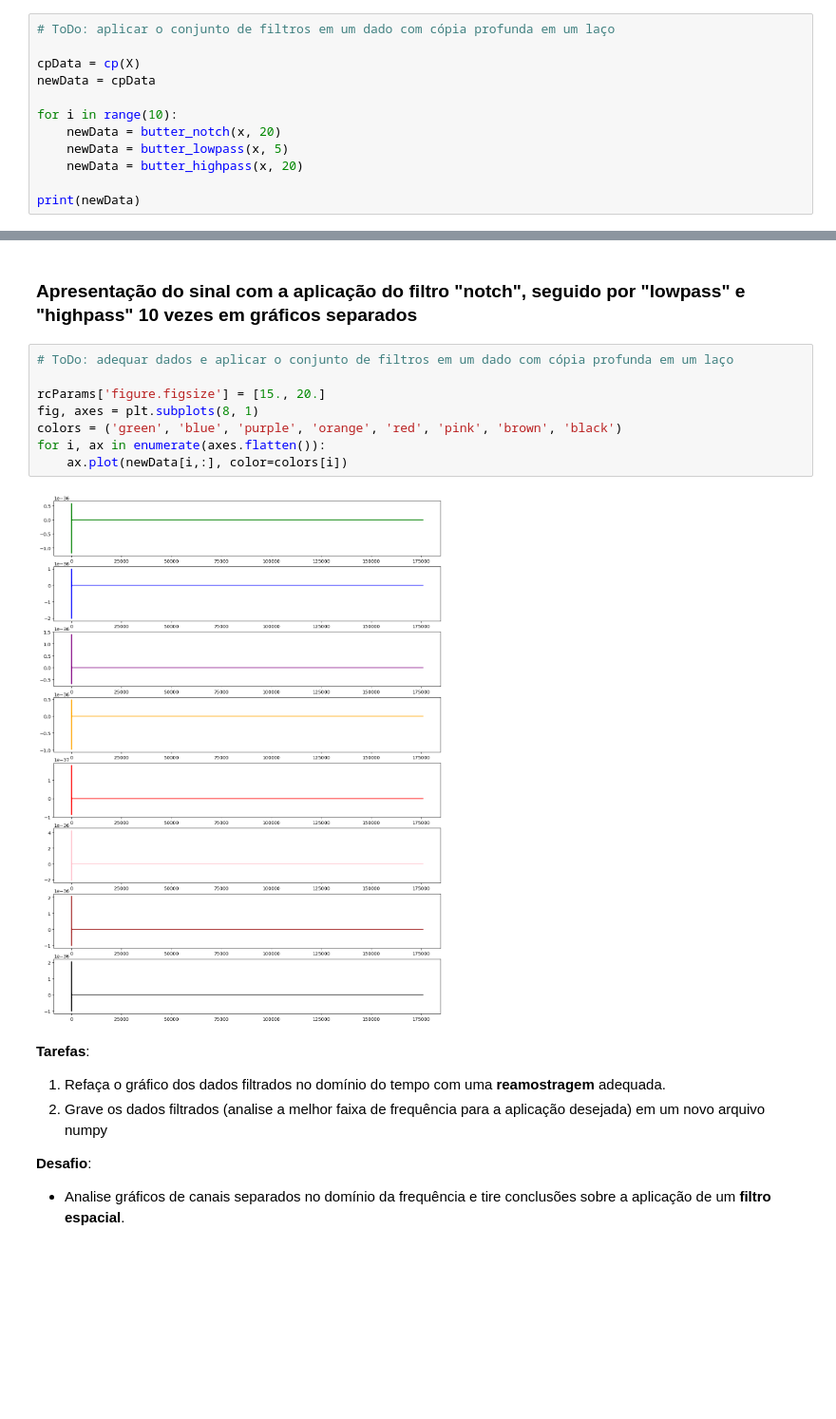
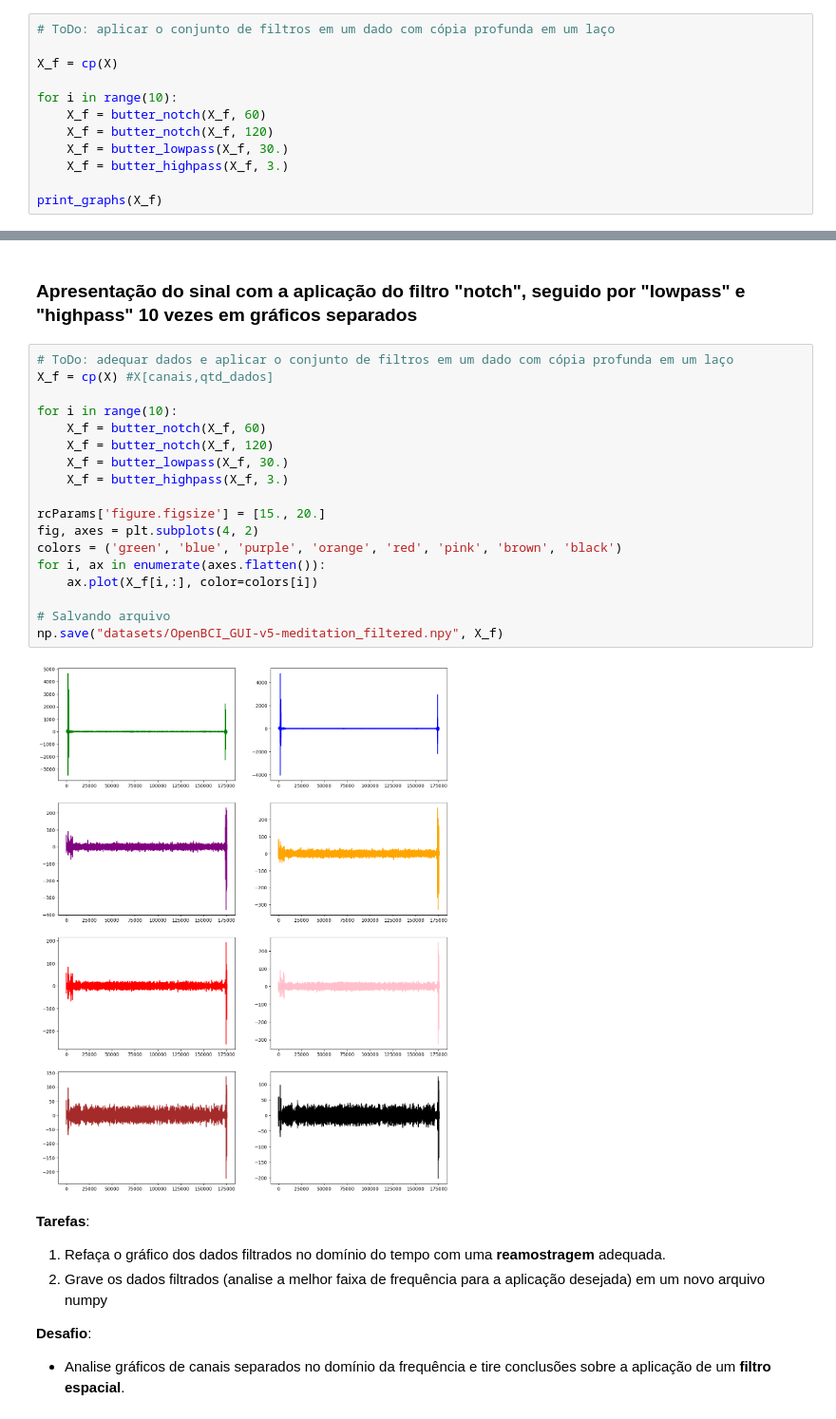
Before and after one commit to alescrocaro/tutoriais, a Jupyter notebook: EEG_Rhythms/preprocessing.ipynb, the cells around one changed output, grey strips where cells are left out. Shown at 95% size. Drawn from its saved outputs; the diff is of its cells as text; blank space fills up the shorter version.

```diff
--- a/EEG_Rhythms/preprocessing.ipynb
+++ b/EEG_Rhythms/preprocessing.ipynb
@@ -221,13 +194,13 @@ print(finalData)
 # %%
 # ToDo: aplicar o conjunto de filtros em um dado com cópia profunda em um laço
 
-cpData = cp(X)
-newData = cpData
+X_f = cp(X)
 
 for i in range(10):
-    newData = butter_notch(x, 20)
-    newData = butter_lowpass(x, 5)
-    newData = butter_highpass(x, 20)
+    X_f = butter_notch(X_f, 60)
+    X_f = butter_notch(X_f, 120)
+    X_f = butter_lowpass(X_f, 30.)
+    X_f = butter_highpass(X_f, 3.)
 
-print(newData)
+print_graphs(X_f)
 # %% [output]
@@ -248,14 +211,24 @@ print(newData)
 ### Apresentação do sinal com a aplicação do filtro "notch", seguido por "lowpass" e "highpass" 10 vezes em gráficos separados
 # %%
 # ToDo: adequar dados e aplicar o conjunto de filtros em um dado com cópia profunda em um laço
+X_f = cp(X) #X[canais,qtd_dados]
+
+for i in range(10):
+    X_f = butter_notch(X_f, 60)
+    X_f = butter_notch(X_f, 120)
+    X_f = butter_lowpass(X_f, 30.)
+    X_f = butter_highpass(X_f, 3.)
 
 rcParams['figure.figsize'] = [15., 20.]
-fig, axes = plt.subplots(8, 1)
+fig, axes = plt.subplots(4, 2)
 colors = ('green', 'blue', 'purple', 'orange', 'red', 'pink', 'brown', 'black')
 for i, ax in enumerate(axes.flatten()):
-    ax.plot(newData[i,:], color=colors[i])
+    ax.plot(X_f[i,:], color=colors[i])
+
+# Salvando arquivo
+np.save("datasets/OpenBCI_GUI-v5-meditation_filtered.npy", X_f)
 # %% [output]
-[figure, old version]
+[figure, new version]
 # %% [markdown]
 **Tarefas**:
 1. Refaça o gráfico dos dados filtrados no domínio do tempo com uma **reamostragem** adequada.
```
Also changed, not shown: parts of 6 cells of this notebook, 1 other file.
